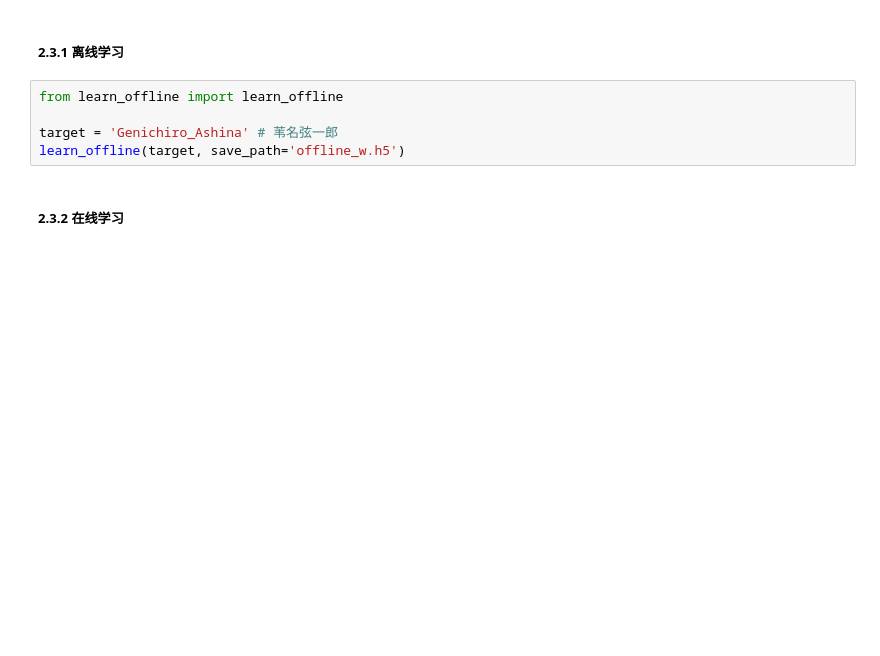
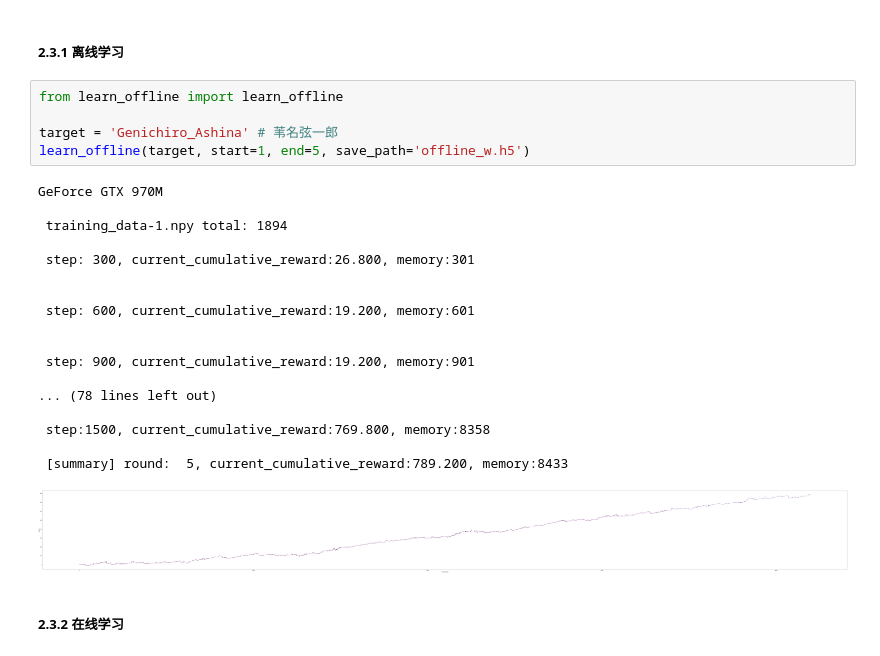
Before and after one commit to ricagj/pysekiro_with_RL, a Jupyter notebook: Quick_start.ipynb, the cells around one changed output. Drawn from its saved outputs; the diff is of its cells as text; blank space fills up the shorter version.

```diff
--- a/Quick_start.ipynb
+++ b/Quick_start.ipynb
@@ -127,8 +155,27 @@ learn_online(model_weights='Online_w.h5')
 # %%
 from learn_offline import learn_offline
 
 target = 'Genichiro_Ashina' # 苇名弦一郎
-learn_offline(target, save_path='offline_w.h5')
+learn_offline(target, start=1, end=5, save_path='offline_w.h5')
+# %% [output]
+GeForce GTX 970M
+
+ training_data-1.npy total: 1894
+
+ step: 300, current_cumulative_reward:26.800, memory:301
+
+
+ step: 600, current_cumulative_reward:19.200, memory:601
+
+
+ step: 900, current_cumulative_reward:19.200, memory:901
+
+... (78 lines left out)
+
+ step:1500, current_cumulative_reward:769.800, memory:8358
+
+ [summary] round:  5, current_cumulative_reward:789.200, memory:8433
+[figure, added]
 # %% [markdown]
 ##### 2.3.2 在线学习
 # %% [markdown]
```
Also changed, not shown: parts of 2 cells of this notebook, 4 other files.
